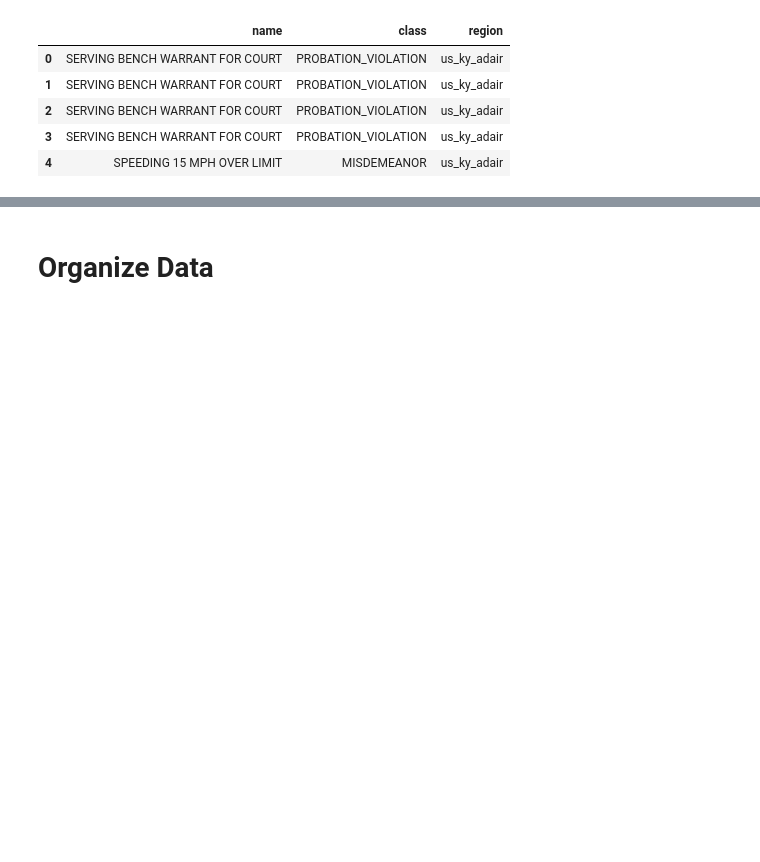
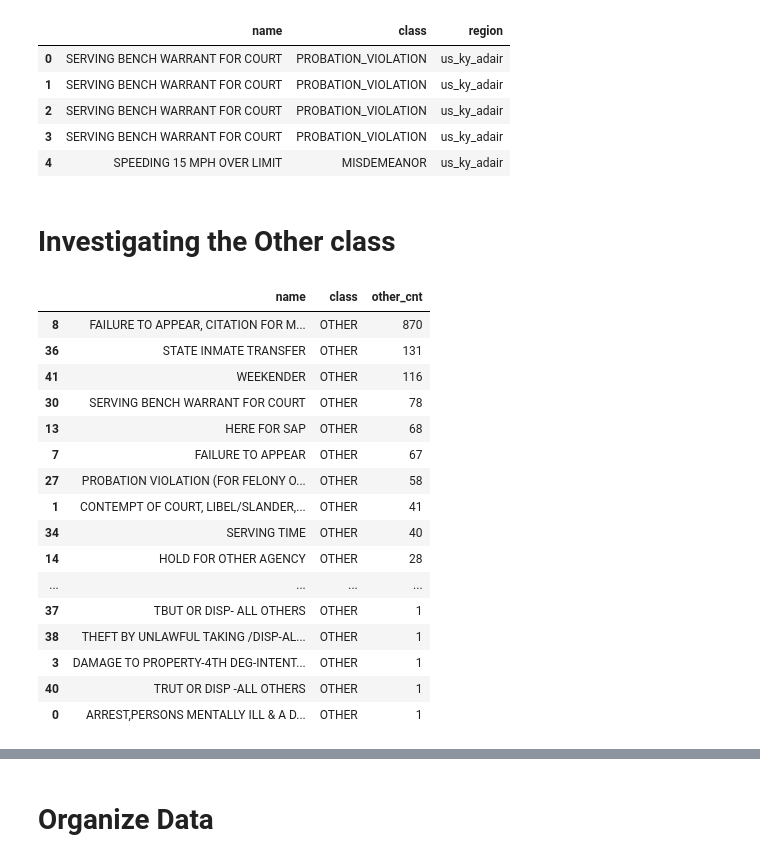
Before and after one commit to jdmart/recidiviz_charge_classifier, a Jupyter notebook: Recidiviz_Charge_Classifer_Summary.ipynb, the cells around one changed output, grey strips where cells are left out. Saved outputs shown, nothing was run; the diff lists cells and outputs as text; code cells hidden in the pictures; blank space fills up the shorter version.

```diff
--- a/Recidiviz_Charge_Classifer_Summary.ipynb
+++ b/Recidiviz_Charge_Classifer_Summary.ipynb
@@ -45,3 +45,5 @@ charge_data.head()
 | 2 | SERVING BENCH WARRANT FOR COURT | PROBATION_VIOLATION | us_ky_adair |
 | 3 | SERVING BENCH WARRANT FOR COURT | PROBATION_VIOLATION | us_ky_adair |
 | 4 | SPEEDING 15 MPH OVER LIMIT | MISDEMEANOR | us_ky_adair |
+# %% [markdown]
+# Investigating the Other class
@@ -47,0 +67,20 @@ charge_data.head()
+# %%
+cd_other_counts
+# %% [output]
+|  | name | class | other_cnt |
+| 8 | FAILURE TO APPEAR, CITATION FOR M... | OTHER | 870 |
+| 36 | STATE INMATE TRANSFER | OTHER | 131 |
+| 41 | WEEKENDER | OTHER | 116 |
+| 30 | SERVING BENCH WARRANT FOR COURT | OTHER | 78 |
+| 13 | HERE FOR SAP | OTHER | 68 |
+| 7 | FAILURE TO APPEAR | OTHER | 67 |
+| 27 | PROBATION VIOLATION (FOR FELONY O... | OTHER | 58 |
+| 1 | CONTEMPT OF COURT, LIBEL/SLANDER,... | OTHER | 41 |
+| 34 | SERVING TIME | OTHER | 40 |
+| 14 | HOLD FOR OTHER AGENCY | OTHER | 28 |
+| ... | ... | ... | ... |
+| 37 | TBUT OR DISP- ALL OTHERS | OTHER | 1 |
+| 38 | THEFT BY UNLAWFUL TAKING /DISP-AL... | OTHER | 1 |
+| 3 | DAMAGE TO PROPERTY-4TH DEG-INTENT... | OTHER | 1 |
+| 40 | TRUT OR DISP -ALL OTHERS | OTHER | 1 |
+| 0 | ARREST,PERSONS MENTALLY ILL & A D... | OTHER | 1 |
```
Also changed, not shown: parts of 5 cells of this notebook.
